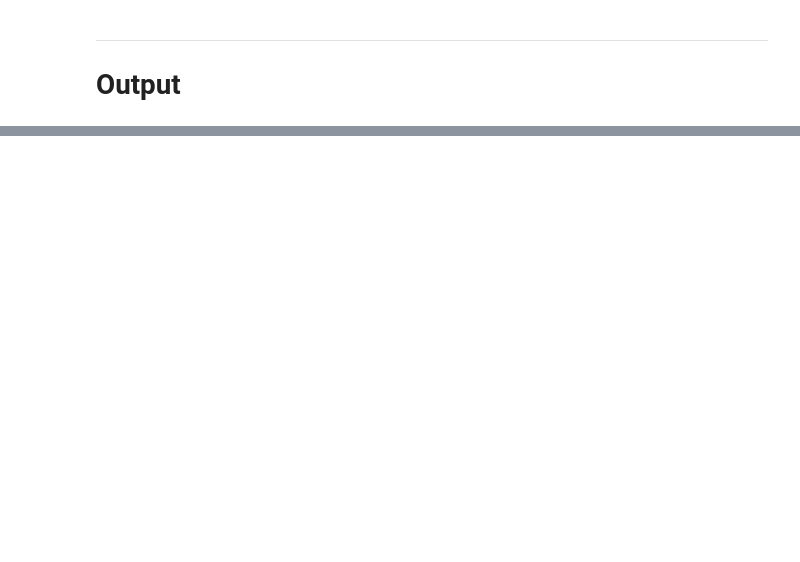
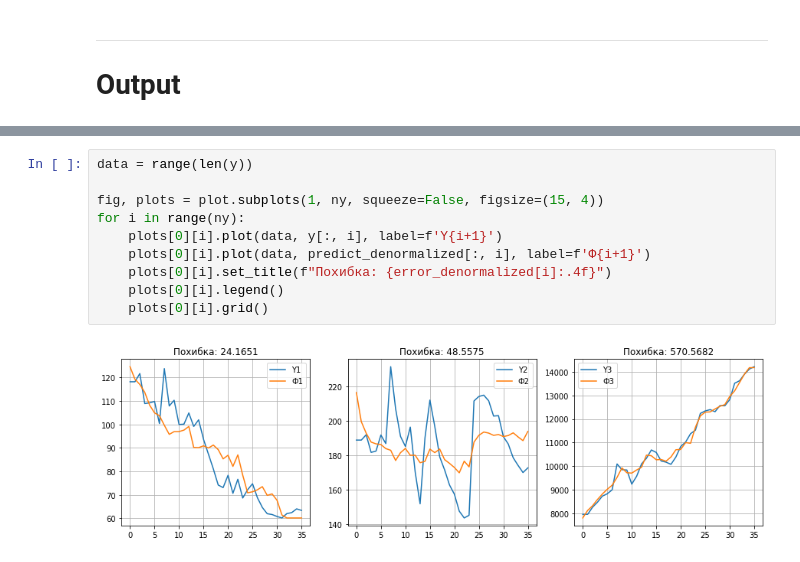
Before and after one commit to Teasotea/SystemAnalysis, a Jupyter notebook: lab2.ipynb, the cells around one changed output, grey strips where cells are left out. Drawn from its saved outputs; the diff is of its cells as text; blank space fills up the shorter version.

```diff
--- a/lab2.ipynb
+++ b/lab2.ipynb
@@ -261,0 +283,12 @@ plot.show()
+# %%
+data = range(len(y))
+
+fig, plots = plot.subplots(1, ny, squeeze=False, figsize=(15, 4))
+for i in range(ny):
+    plots[0][i].plot(data, y[:, i], label=f'Y{i+1}')
+    plots[0][i].plot(data, predict_denormalized[:, i], label=f'Ф{i+1}')
+    plots[0][i].set_title(f"Похибка: {error_denormalized[i]:.4f}")
+    plots[0][i].legend()
+    plots[0][i].grid()
+# %% [output]
+[figure, added]
```
Also changed, not shown: parts of 14 cells of this notebook, 1 other file.
